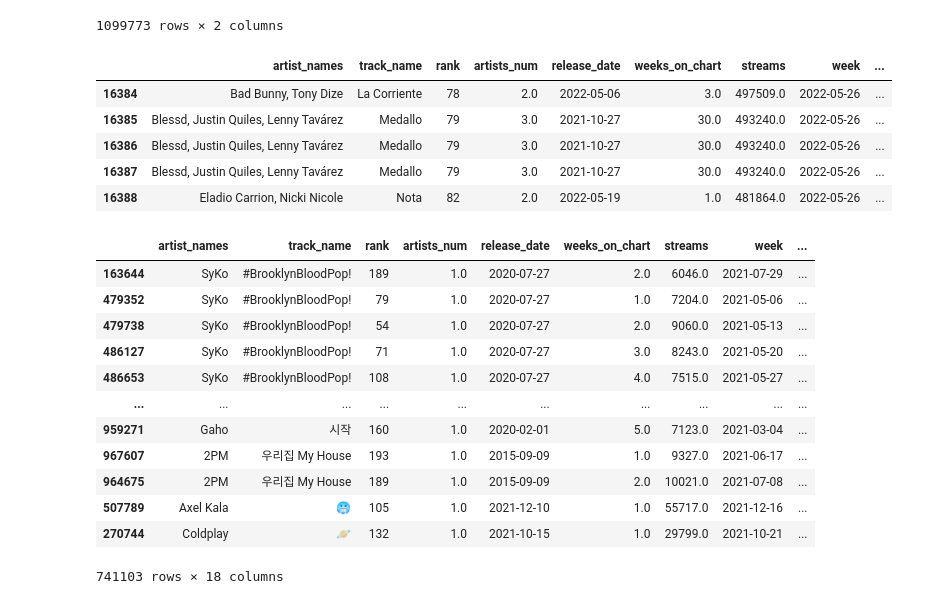
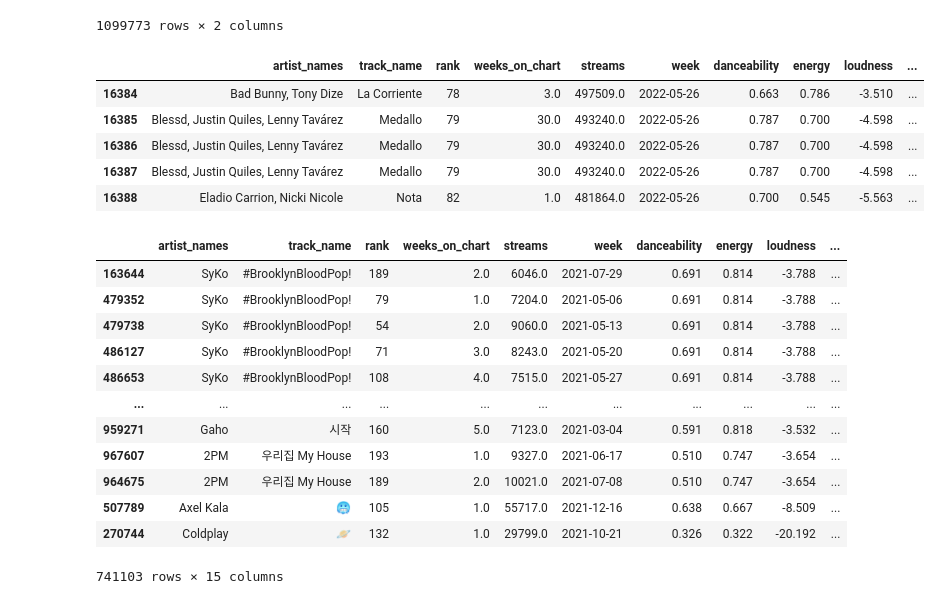
Before and after one commit to cmbutler83/SongAttributesVSPopularity, a Jupyter notebook: Explore_data.ipynb, the cells around one changed output. Drawn from its saved outputs; the diff is of its cells as text; code cells hidden in the pictures.

```diff
--- a/Explore_data.ipynb
+++ b/Explore_data.ipynb
@@ -351,30 +351,32 @@ artist_genre_df
 # %%
 artist_genre_df.to_csv('artist_genres.csv',index=False)
 # %%
-dropped_genre_df = df_w_countries.drop('artist_genre',axis=1)
+dropped_genre_df = df_w_countries.drop(df_w_countries[['artist_genre','release_date','artists_num','instrumentalness']], axis=1)
+#dropped_genre_df = df_w_countries.drop('release_date',axis=1)
+#dropped_genre_df = df_w_countries.drop('artists_num',axis=1)
 dropped_genre_df.head()
 # %% [output]
-|  | artist_names | track_name | rank | artists_num | release_date | weeks_on_chart | streams | week | ... |
-| 16384 | Bad Bunny, Tony Dize | La Corriente | 78 | 2.0 | 2022-05-06 | 3.0 | 497509.0 | 2022-05-26 | ... |
-| 16385 | Blessd, Justin Quiles, Lenny Tavárez | Medallo | 79 | 3.0 | 2021-10-27 | 30.0 | 493240.0 | 2022-05-26 | ... |
-| 16386 | Blessd, Justin Quiles, Lenny Tavárez | Medallo | 79 | 3.0 | 2021-10-27 | 30.0 | 493240.0 | 2022-05-26 | ... |
-| 16387 | Blessd, Justin Quiles, Lenny Tavárez | Medallo | 79 | 3.0 | 2021-10-27 | 30.0 | 493240.0 | 2022-05-26 | ... |
-| 16388 | Eladio Carrion, Nicki Nicole | Nota | 82 | 2.0 | 2022-05-19 | 1.0 | 481864.0 | 2022-05-26 | ... |
+|  | artist_names | track_name | rank | weeks_on_chart | streams | week | danceability | energy | loudness | ... |
+| 16384 | Bad Bunny, Tony Dize | La Corriente | 78 | 3.0 | 497509.0 | 2022-05-26 | 0.663 | 0.786 | -3.510 | ... |
+| 16385 | Blessd, Justin Quiles, Lenny Tavárez | Medallo | 79 | 30.0 | 493240.0 | 2022-05-26 | 0.787 | 0.700 | -4.598 | ... |
+| 16386 | Blessd, Justin Quiles, Lenny Tavárez | Medallo | 79 | 30.0 | 493240.0 | 2022-05-26 | 0.787 | 0.700 | -4.598 | ... |
+| 16387 | Blessd, Justin Quiles, Lenny Tavárez | Medallo | 79 | 30.0 | 493240.0 | 2022-05-26 | 0.787 | 0.700 | -4.598 | ... |
+| 16388 | Eladio Carrion, Nicki Nicole | Nota | 82 | 1.0 | 481864.0 | 2022-05-26 | 0.700 | 0.545 | -5.563 | ... |
 # %%
 dup_removed_df = dropped_genre_df.drop_duplicates(subset=['artist_names','track_name','country','week'],keep='first').sort_values(['track_name','country','week'])
 dup_removed_df
 # %% [output]
-|  | artist_names | track_name | rank | artists_num | release_date | weeks_on_chart | streams | week | ... |
-| 163644 | SyKo | #BrooklynBloodPop! | 189 | 1.0 | 2020-07-27 | 2.0 | 6046.0 | 2021-07-29 | ... |
-| 479352 | SyKo | #BrooklynBloodPop! | 79 | 1.0 | 2020-07-27 | 1.0 | 7204.0 | 2021-05-06 | ... |
-| 479738 | SyKo | #BrooklynBloodPop! | 54 | 1.0 | 2020-07-27 | 2.0 | 9060.0 | 2021-05-13 | ... |
-| 486127 | SyKo | #BrooklynBloodPop! | 71 | 1.0 | 2020-07-27 | 3.0 | 8243.0 | 2021-05-20 | ... |
-| 486653 | SyKo | #BrooklynBloodPop! | 108 | 1.0 | 2020-07-27 | 4.0 | 7515.0 | 2021-05-27 | ... |
-| ... | ... | ... | ... | ... | ... | ... | ... | ... | ... |
-| 959271 | Gaho | 시작 | 160 | 1.0 | 2020-02-01 | 5.0 | 7123.0 | 2021-03-04 | ... |
-| 967607 | 2PM | 우리집 My House | 193 | 1.0 | 2015-09-09 | 1.0 | 9327.0 | 2021-06-17 | ... |
-| 964675 | 2PM | 우리집 My House | 189 | 1.0 | 2015-09-09 | 2.0 | 10021.0 | 2021-07-08 | ... |
-| 507789 | Axel Kala | 🥶 | 105 | 1.0 | 2021-12-10 | 1.0 | 55717.0 | 2021-12-16 | ... |
-| 270744 | Coldplay | 🪐 | 132 | 1.0 | 2021-10-15 | 1.0 | 29799.0 | 2021-10-21 | ... |
+|  | artist_names | track_name | rank | weeks_on_chart | streams | week | danceability | energy | loudness | ... |
+| 163644 | SyKo | #BrooklynBloodPop! | 189 | 2.0 | 6046.0 | 2021-07-29 | 0.691 | 0.814 | -3.788 | ... |
+| 479352 | SyKo | #BrooklynBloodPop! | 79 | 1.0 | 7204.0 | 2021-05-06 | 0.691 | 0.814 | -3.788 | ... |
+| 479738 | SyKo | #BrooklynBloodPop! | 54 | 2.0 | 9060.0 | 2021-05-13 | 0.691 | 0.814 | -3.788 | ... |
+| 486127 | SyKo | #BrooklynBloodPop! | 71 | 3.0 | 8243.0 | 2021-05-20 | 0.691 | 0.814 | -3.788 | ... |
+| 486653 | SyKo | #BrooklynBloodPop! | 108 | 4.0 | 7515.0 | 2021-05-27 | 0.691 | 0.814 | -3.788 | ... |
+| ... | ... | ... | ... | ... | ... | ... | ... | ... | ... | ... |
+| 959271 | Gaho | 시작 | 160 | 5.0 | 7123.0 | 2021-03-04 | 0.591 | 0.818 | -3.532 | ... |
+| 967607 | 2PM | 우리집 My House | 193 | 1.0 | 9327.0 | 2021-06-17 | 0.510 | 0.747 | -3.654 | ... |
+| 964675 | 2PM | 우리집 My House | 189 | 2.0 | 10021.0 | 2021-07-08 | 0.510 | 0.747 | -3.654 | ... |
+| 507789 | Axel Kala | 🥶 | 105 | 1.0 | 55717.0 | 2021-12-16 | 0.638 | 0.667 | -8.509 | ... |
+| 270744 | Coldplay | 🪐 | 132 | 1.0 | 29799.0 | 2021-10-21 | 0.326 | 0.322 | -20.192 | ... |
-741103 rows × 18 columns
+741103 rows × 15 columns
 # %%
```
Also changed, not shown: parts of 3 cells of this notebook, 2 other files.
